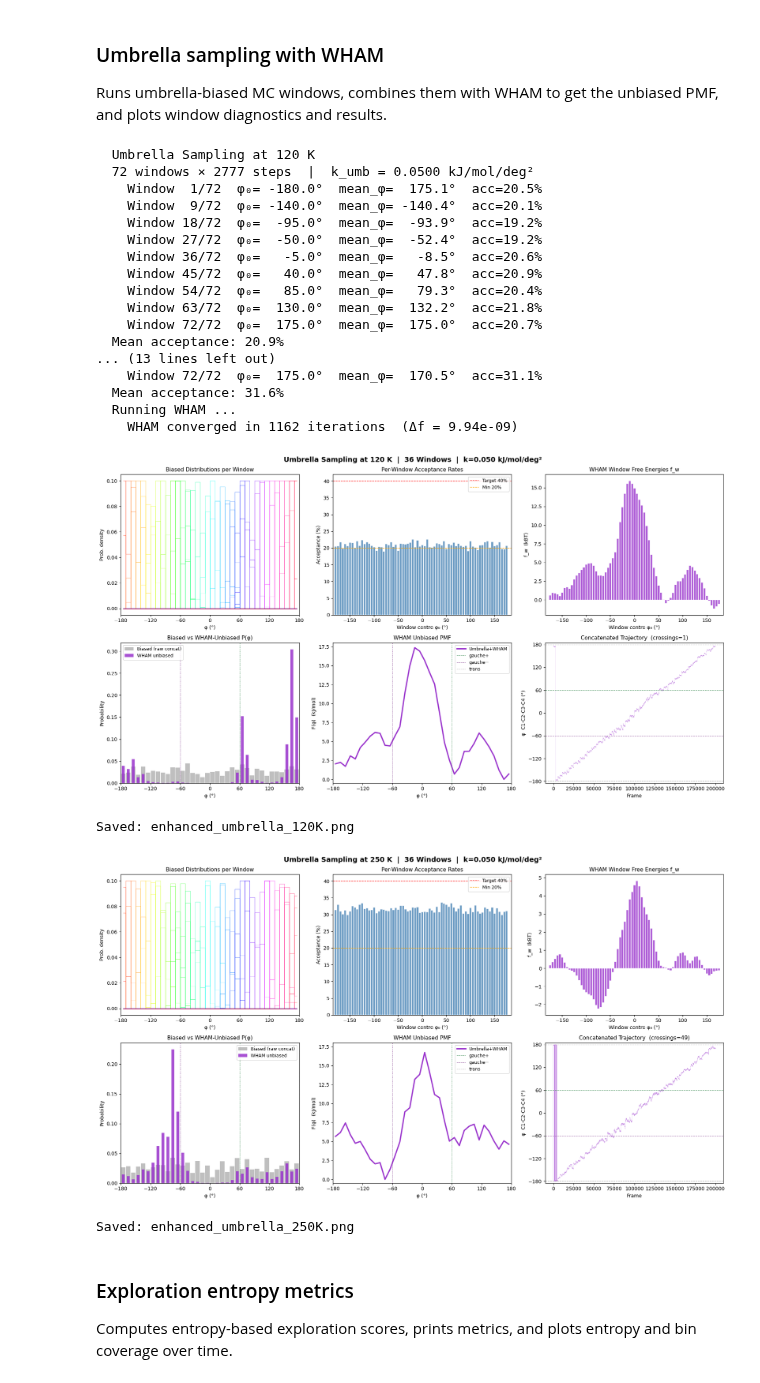
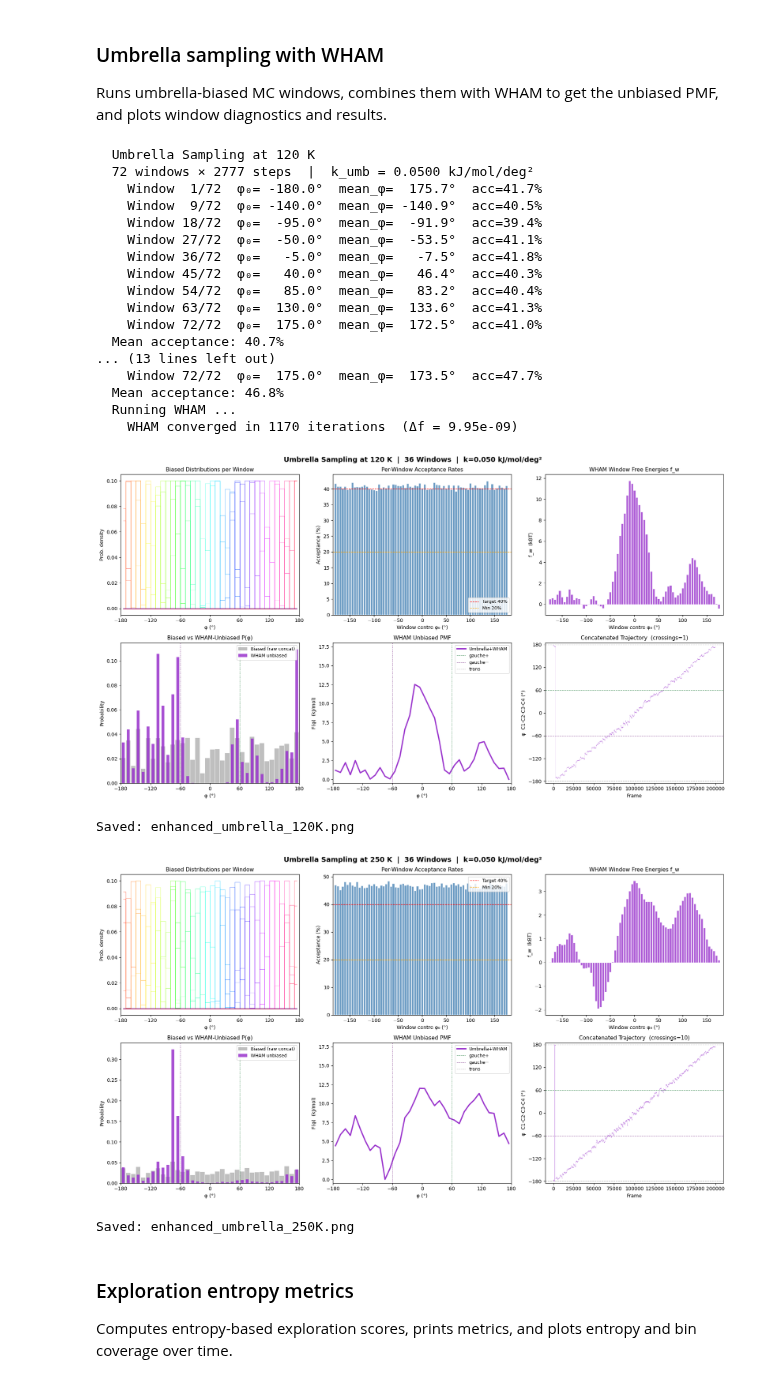
Before and after one commit to Abhi-1122/momos, a Jupyter notebook: project.ipynb, the cells around one changed output. Drawn from its saved outputs; the diff is of its cells as text; code cells hidden in the pictures.

```diff
--- a/project.ipynb
+++ b/project.ipynb
@@ -152,13 +152,3 @@ Geometry check: all-trans (phi1=180, phi2=180)
 # %% [markdown]
 ### Energy model functions
 Implements TraPPE-UA energy terms (bond, angle, torsion, LJ) and scans the torsion and total energy landscapes.
-# %%
-pos_trans = build_pentane(phi1=180.0)
-phi = _dihedral_rad(pos_trans[0], pos_trans[1], pos_trans[2], pos_trans[3])
-print(phi)
-
-# Add to the bottom of Cell 4
-print("\n── Torsion energy check ──")
-print(f"Trans  (±180°): {torsion_energy(build_pentane(phi1=180.0)):.4f} kJ/mol  (expect ~0)")
-print(f"Gauche+ ( 60°): {torsion_energy(build_pentane(phi1= 60.0)):.4f} kJ/mol  (expect ~3.6)")
-print(f"Eclipsed (  0°): {torsion_energy(build_pentane(phi1=  0.0)):.4f} kJ/mol  (expect ~19)")
@@ -812,32 +790,3 @@ Saved: plots/mc_baseline.png
 # %% [markdown]
 ### Molecular dynamics sampling (NVT)
 Implements velocity Verlet MD with velocity rescaling, runs both temperatures, and plots dihedrals, histograms, and temperature traces.
-# %%
-# Dummy MD results to unblock downstream analysis without running MD
-import numpy as np
-
-def _make_dummy_md_series(n_steps, T, seed=0):
-    rng = np.random.default_rng(seed + int(T))
-    # Mixture of trans and gauche states with small thermal noise
-    states = rng.choice([180, -180, 60, -60], size=n_steps, p=[0.35, 0.35, 0.15, 0.15])
-    noise = rng.normal(0.0, 5.0 if T == 120 else 8.0, size=n_steps)
-    dihedrals = states + noise
-    dihedrals = ((dihedrals + 180.0) % 360.0) - 180.0
-
-    energies = rng.normal(-25.0 if T == 120 else -20.0, 1.5, size=n_steps)
-    temps = rng.normal(T, 2.0 if T == 120 else 3.0, size=n_steps)
-    return dihedrals, energies, temps
-
-if 'md_results' not in globals():
-    n_steps = 200000
-    md_results = {}
-    for T in [120, 250]:
-        d, e, t = _make_dummy_md_series(n_steps, T, seed=123)
-        md_results[T] = {
-            'dihedrals': d,
-            'energies': e,
-            'temps': t,
-        }
-    print("Created dummy md_results for downstream analysis.")
-else:
-    print("md_results already exists; leaving as-is.")
@@ -1679,7 +1626,7 @@ def run_umbrella_sampling(T, n_windows=36,
             k_umb      = k_umb,
             n_steps    = steps_per_window,
             n_equil    = n_equil,
-            max_disp   = 0.010,
+            max_disp   = 0.0040,
             adaptive   = True,
             seed       = seed_base + w_idx,
         )
@@ -1757,7 +1704,7 @@ for T in [120,250]:
         n_windows       = 72,
         k_umb           = 0.0500,       # kJ/mol/deg²
         total_steps     = 200_000,
-        n_equil         = 500,
+        n_equil         = 1000,
         seed_base       = 42,
     )
 
@@ -1832,49 +1779,49 @@ for T in [120, 250]:
         ax.axvline(xv, color=c, ls=':', lw=1, label=lbl)
     ax.set_title("WHAM Unbiased PMF", fontsize=11)
     ax.set_xlabel("φ (°)"); ax.set_ylabel("F(φ)  (kJ/mol)")
     ax.set_xlim(-180, 180); ax.set_xticks(np.arange(-180, 181, 60))
     ax.set_ylim(-0.5, 18); ax.legend(fontsize=9)
 
     # ── (1,2) Concatenated trajectory time series ─────────────────────---
     ax = axes[1, 2]
     d_full = er['cold_dihedrals']
     ax.plot(d_full, lw=0.2, alpha=0.6, color='darkorchid', rasterized=True)
     for yv, c in [(180,'gray'),(-180,'gray'),(60,'#1b7837'),(-60,'#762a83')]:
         ax.axhline(yv, color=c, ls='--', lw=0.9, alpha=0.7)
     # Vertical lines at window boundaries
     for boundary in np.linspace(-180, 180, n_w+1):
         ax.axvline(boundary * len(d_full)/360 + len(d_full)/2,
                    color='white', lw=0.3, alpha=0.4)
     ax.set_title(f"Concatenated Trajectory  (crossings={er['crossings']})", fontsize=11)
     ax.set_xlabel("Frame"); ax.set_ylabel("φ  C1-C2-C3-C4 (°)")
     ax.set_ylim(-185, 185); ax.set_yticks([-180,-120,-60,0,60,120,180])
 
     plt.tight_layout()
     fname = f"enhanced_umbrella_{T}K.png"
     plt.savefig(fname, dpi=150, bbox_inches='tight')
     plt.show()
     print(f"Saved: {fname}")
 # %% [output]
   Umbrella Sampling at 120 K
   72 windows × 2777 steps  |  k_umb = 0.0500 kJ/mol/deg²
-    Window  1/72  φ₀= -180.0°  mean_φ=  175.1°  acc=20.5%
-    Window  9/72  φ₀= -140.0°  mean_φ= -140.4°  acc=20.1%
-    Window 18/72  φ₀=  -95.0°  mean_φ=  -93.9°  acc=19.2%
-    Window 27/72  φ₀=  -50.0°  mean_φ=  -52.4°  acc=19.2%
-    Window 36/72  φ₀=   -5.0°  mean_φ=   -8.5°  acc=20.6%
-    Window 45/72  φ₀=   40.0°  mean_φ=   47.8°  acc=20.9%
-    Window 54/72  φ₀=   85.0°  mean_φ=   79.3°  acc=20.4%
-    Window 63/72  φ₀=  130.0°  mean_φ=  132.2°  acc=21.8%
-    Window 72/72  φ₀=  175.0°  mean_φ=  175.0°  acc=20.7%
-  Mean acceptance: 20.9%
+    Window  1/72  φ₀= -180.0°  mean_φ=  175.7°  acc=41.7%
+    Window  9/72  φ₀= -140.0°  mean_φ= -140.9°  acc=40.5%
+    Window 18/72  φ₀=  -95.0°  mean_φ=  -91.9°  acc=39.4%
+    Window 27/72  φ₀=  -50.0°  mean_φ=  -53.5°  acc=41.1%
+    Window 36/72  φ₀=   -5.0°  mean_φ=   -7.5°  acc=41.8%
+    Window 45/72  φ₀=   40.0°  mean_φ=   46.4°  acc=40.3%
+    Window 54/72  φ₀=   85.0°  mean_φ=   83.2°  acc=40.4%
+    Window 63/72  φ₀=  130.0°  mean_φ=  133.6°  acc=41.3%
+    Window 72/72  φ₀=  175.0°  mean_φ=  172.5°  acc=41.0%
+  Mean acceptance: 40.7%
 ... (13 lines left out)
-    Window 72/72  φ₀=  175.0°  mean_φ=  170.5°  acc=31.1%
-  Mean acceptance: 31.6%
+    Window 72/72  φ₀=  175.0°  mean_φ=  173.5°  acc=47.7%
+  Mean acceptance: 46.8%
   Running WHAM ...
-    WHAM converged in 1162 iterations  (Δf = 9.94e-09)
+    WHAM converged in 1170 iterations  (Δf = 9.95e-09)
-[figure, old version]
+[figure, new version]
 Saved: enhanced_umbrella_120K.png
-[figure, old version]
+[figure, new version]
 Saved: enhanced_umbrella_250K.png
 # %% [markdown]
 ### Exploration entropy metrics
```
Also changed, not shown: parts of 4 cells of this notebook.
